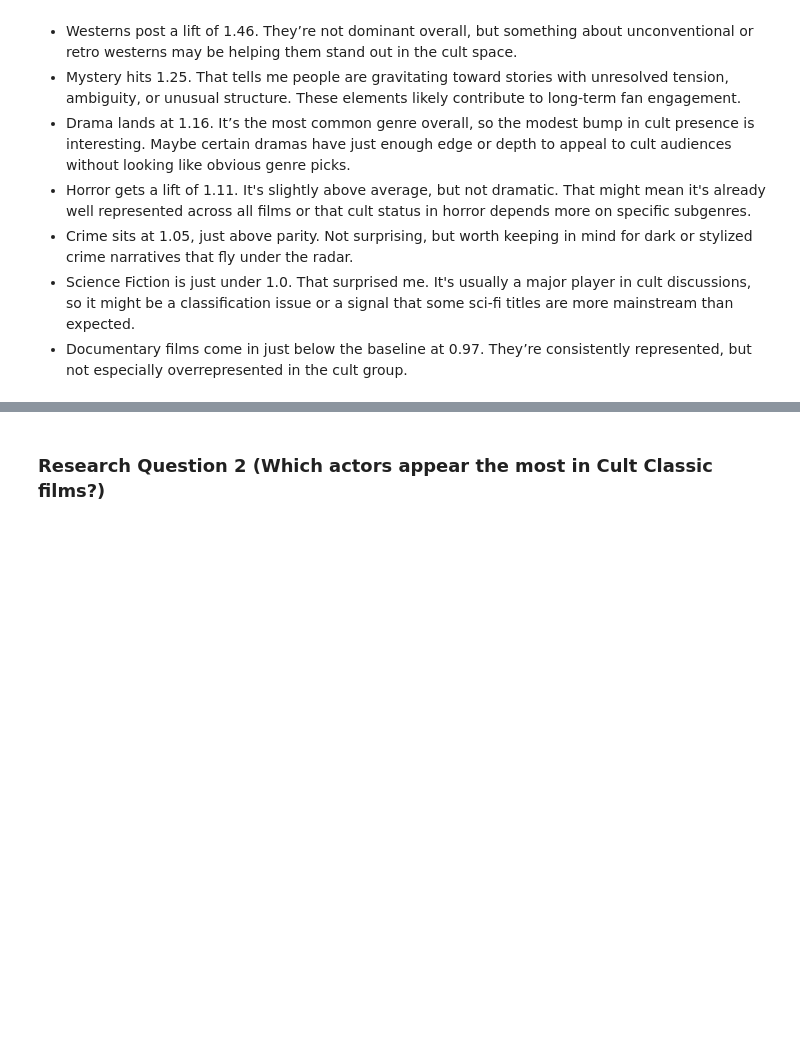
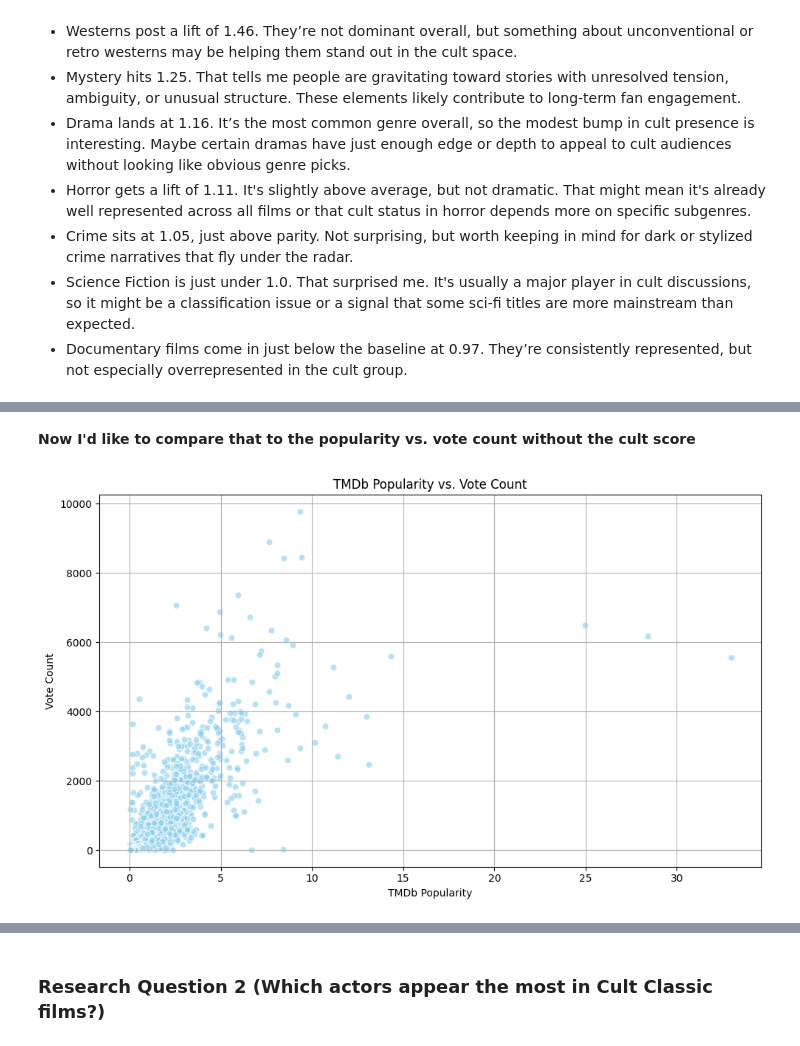
Before and after one commit to Andrew-Aleshire/TMDb-Movie-Dataset-Exploration, a Jupyter notebook: Investigate_a_Dataset.ipynb, the cells around one changed output, grey strips where cells are left out. Cells and saved outputs as stored; diff of their text form; code cells hidden in the pictures; blank space fills up the shorter version.

```diff
--- a/Investigate_a_Dataset.ipynb
+++ b/Investigate_a_Dataset.ipynb
@@ -493,0 +558,26 @@ genre_lift.head(10)
+# %% [markdown]
+__Now I'd like to compare that to the popularity vs. vote count without the cult score__
+# %%
+def plot_popularity_vs_votes(df):
+    """
+    Scatter plot: Popularity vs. Vote Count
+    """
+    plt.figure(figsize=(10,6))
+    scatter = plt.scatter(
+        df['popularity'],
+        df['vote_count'],
+        s=40,
+        alpha=0.6,
+        edgecolors='w',
+        c='skyblue'
+    )
+    plt.xlabel('TMDb Popularity')
+    plt.ylabel('Vote Count')
+    plt.title('TMDb Popularity vs. Vote Count')
+    plt.grid(True)
+    plt.tight_layout()
+    plt.show()
+# %%
+plot_popularity_vs_votes(df)
+# %% [output]
+[figure, added]
```
Also changed, not shown: parts of 12 cells of this notebook.
